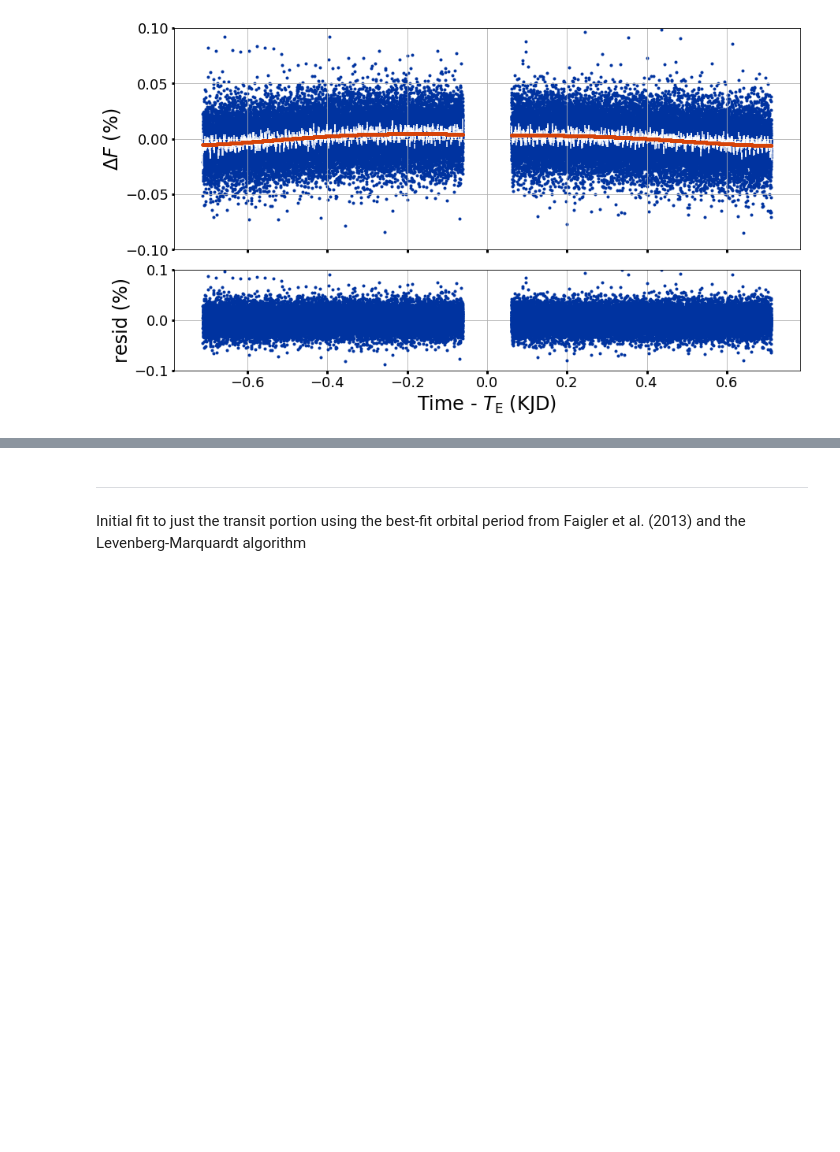
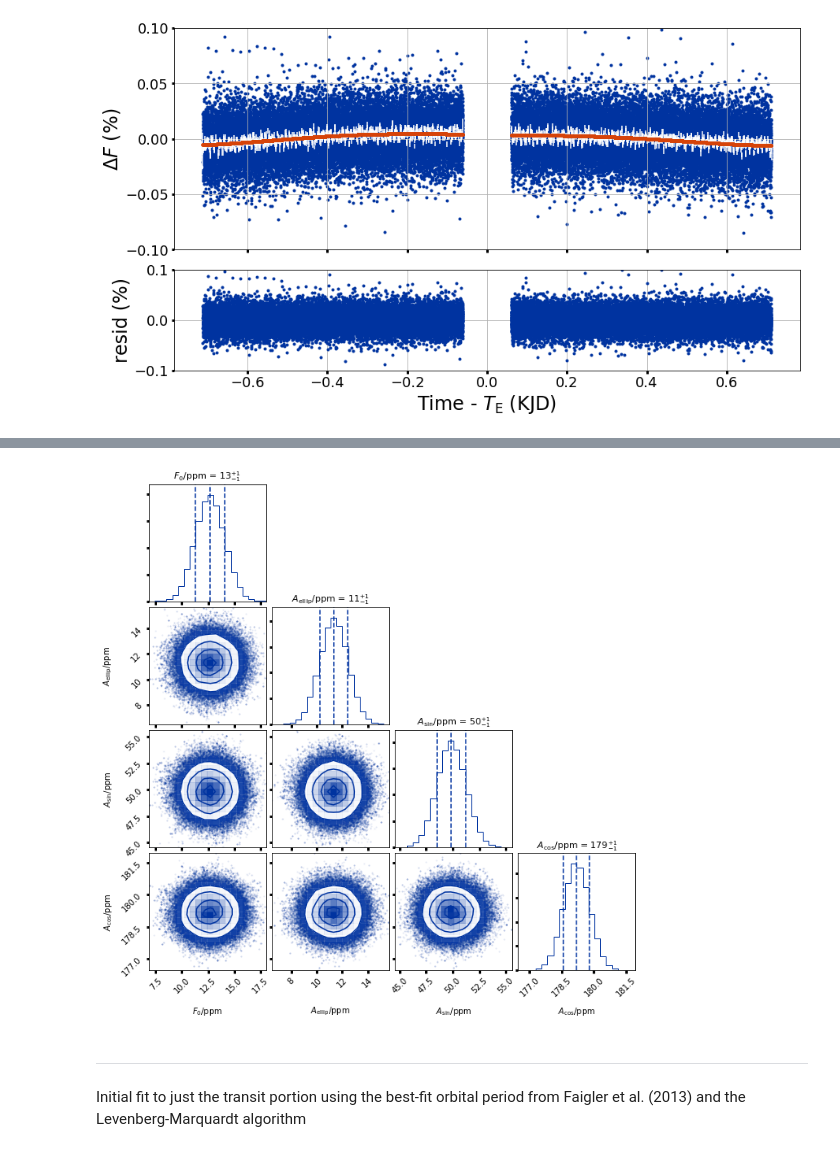
Before and after one commit to BoiseStatePlanetary/Searching-for-Variability-in-Eclipses-in-the-Kepler-Dataset, a Jupyter notebook: code/Analysis_of_Kepler76b.ipynb, the cells around one changed output, grey strips where cells are left out. Cells and saved outputs as stored; diff of their text form; code cells hidden in the pictures; blank space fills up the shorter version.

```diff
--- a/code/Analysis_of_Kepler76b.ipynb
+++ b/code/Analysis_of_Kepler76b.ipynb
@@ -429,0 +442,20 @@ for cur_key in ['baseline', 'Aellip', 'Asin', 'Acos', 'noise']:
+# %%
+# Make corner plot
+np.array(new_BEER_out.flatchain['Aellip']*1e6).reshape((nwalkers, nsteps)).transpose()
+pos = np.array([(BEER_only_params[cur_key].value + 1e-5*np.random.randn(nwalkers))
+                for cur_key in ['baseline', 'Aellip', 'Asin', 'Acos', 'noise']]).transpose()
+
+Aellip_chain = np.array(new_BEER_out.flatchain['Aellip']).reshape((nwalkers, nsteps)).transpose()
+Asin_chain = np.array(new_BEER_out.flatchain['Asin']).reshape((nwalkers, nsteps)).transpose()
+Acos_chain = np.array(new_BEER_out.flatchain['Acos']).reshape((nwalkers, nsteps)).transpose()
+noise_chain = np.array(new_BEER_out.flatchain['noise']).reshape((nwalkers, nsteps)).transpose()
+
+data = np.array([Aellip_chain[burn:].flatten()*1e6, Asin_chain[burn:].flatten()*1e6, Acos_chain[burn:].flatten()*1e6,
+                 noise_chain[burn:].flatten()*1e6]).transpose()
+figure = corner.corner(data, labels=["$F_0/$ppm", "$A_{\\rm ellip}/$ppm", "$A_{\\rm sin}/$ppm",
+                                     "$A_{\\rm cos}/$ppm", "noise/ppm"],
+                       quantiles=[0.16, 0.5, 0.84], title_fmt=".0f",
+                       show_titles=True, title_kwargs={"fontsize": 11}, color=BoiseState_blue)
+# figure.savefig('../folded-transit-corner-plot_Analysis-of-Kepler76b.png', dpi=500, bbox_inches='tight')
+# %% [output]
+[figure, added]
```
Also changed, not shown: parts of 5 cells of this notebook, 1 other file.
